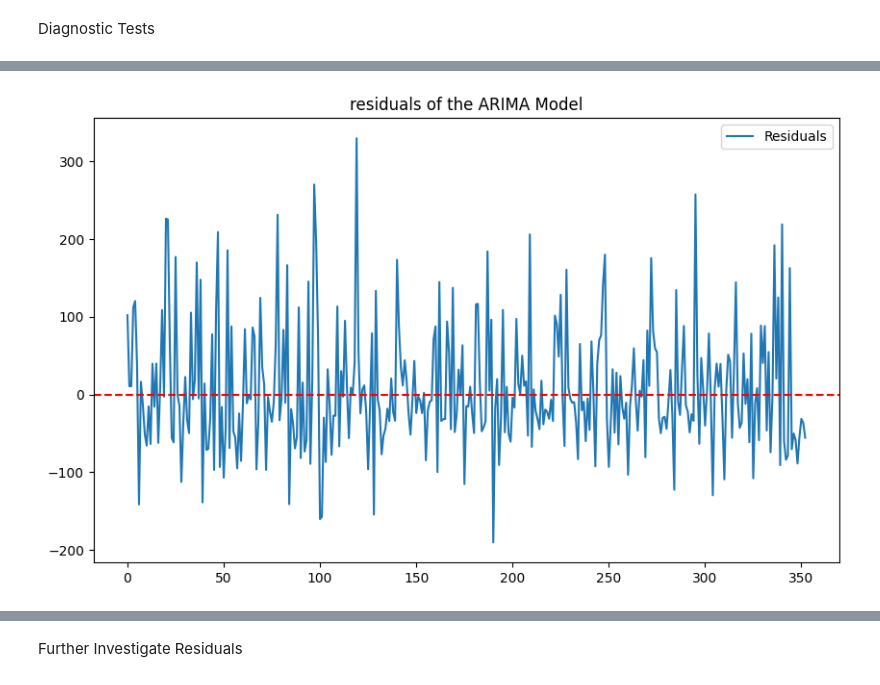
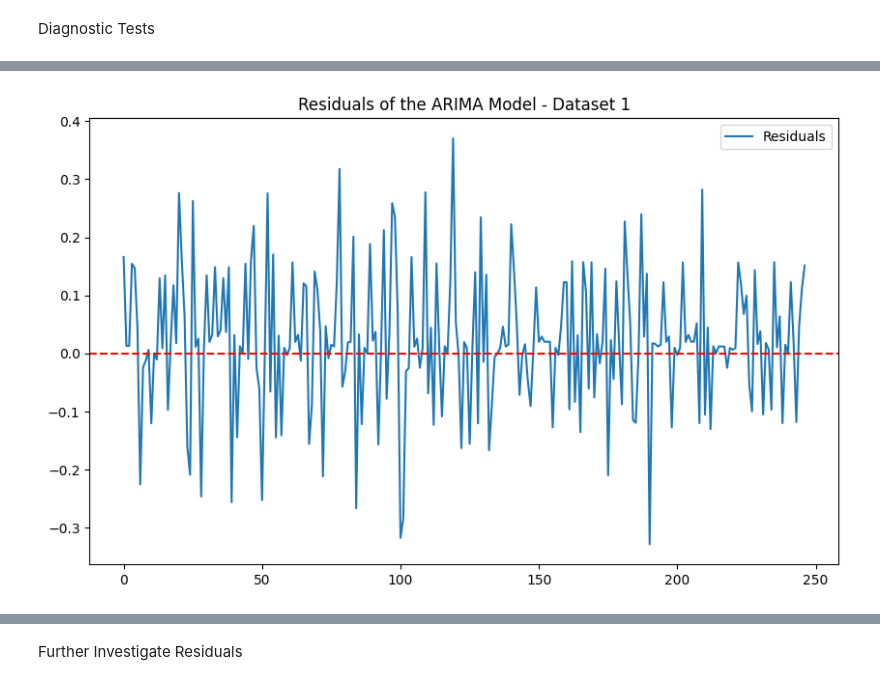
Before and after one commit to 2022-uwf-nsa-grad-project/Time-Series-Analysis, a Jupyter notebook: ARIMAModelFitStd.ipynb, the cells around one changed output, grey strips where cells are left out. Saved outputs shown, nothing was run; the diff lists cells and outputs as text; code cells hidden in the pictures.

```diff
--- a/ARIMAModelFitStd.ipynb
+++ b/ARIMAModelFitStd.ipynb
@@ -219,13 +234,13 @@ Plot of ACF and PACF from Stationary Series
 # %%
 #Check for seasonality
 import matplotlib.pyplot as plt
-
-#Plot the original time series
-plt.figure(figsize=(10,6))
-plt.plot(df_training_set['sum_orig_bytes'], label='Sum of Originator Bytes')
-plt.title('Time Series Plot (Checking for Seasonality)')
-plt.xlabel('Time')
-plt.ylabel('Bytes')
-plt.legend()
-plt.show()
+for i, df_train in enumerate(df_train_list):
+    #Plot the original time series
+    plt.figure(figsize=(10,6))
+    plt.plot(df_train['sum_orig_bytes_log'], label='Sum of Originator Bytes')
+    plt.title(f'Time Series Plot (Checking for Seasonality) Dataset {i+1}')
+    plt.xlabel('Time')
+    plt.ylabel('Bytes')
+    plt.legend()
+    plt.show()
 # %% [output]
@@ -349,38 +465,62 @@ from statsmodels.stats.diagnostic import acorr_ljungbox
 from scipy.stats import jarque_bera
 from statsmodels.stats.stattools import durbin_watson
 import numpy as np
+import matplotlib.pyplot as plt
 
-#Extract residuals
-residuals = model_fit.resid
+# Store results for later printing
+test_results = []
 
-#1. Ljung-Box test for autocorrelation in residuals (Begin with 10 Lags)
-ljung_box_test = acorr_ljungbox(residuals, lags=[10], return_df=True)
-print("\nLjung-Box Test:")
-print(ljung_box_test)
-print("\nRecommended lb_pvalue is > 0.05")
+# Iterate through each fitted model
+for i, model_fit in enumerate(fitted_models):
+    # Extract residuals
+    residuals = model_fit.resid
+    result = {"Dataset": i+1}  # Store dataset number
 
-#2. Jarque-Bera test for normality of residuals
-jb_test_stat, jb_p_value = jarque_bera(residuals)
-print("\nJarque-Bera Test:")
-print(f"JB Test Stat: {jb_test_stat}, p-value: {jb_p_value}")
-print("\nRecommended p-value is > 0.05")
+    print(f"Dataset {i+1}")
 
-#3. Durbin-Watson test for autocorrelation in residuals
-dw_stat = durbin_watson(residuals)
-print("\nDurbin-Watson Test:")
-print(f"Durbin-Watson Stat: {dw_stat}")
-print("\nRecommended stat close to 2.0 but not greater than 2.0")
+    # 1. Ljung-Box test for autocorrelation in residuals (Begin with 10 Lags)
+    ljung_box_test = acorr_ljungbox(residuals, lags=[10], return_df=True)
+    result["Ljung-Box Test"] = ljung_box_test
+    print("\nLjung-Box Test:")
+    print(ljung_box_test)
+    print("\nRecommended lb_pvalue is > 0.05")
 
-#4. Residual Standard Error (RMSE) test for relative performance
-rmse = np.sqrt(np.mean(residuals**2))
-print("\nRMSE:")
-print(f"Root Mean Squared Error: {rmse}")
+    # 2. Jarque-Bera test for normality of residuals
+    jb_test_stat, jb_p_value = jarque_bera(residuals)
+    result["Jarque-Bera Test"] = {"JB Test Stat": jb_test_stat, "p-value": jb_p_value}
+    print("\nJarque-Bera Test:")
+    print(f"JB Test Stat: {jb_test_stat}, p-value: {jb_p_value}")
+    print("\nRecommended p-value is > 0.05")
 
-#5. Residual Plot (Optional for visual inspection)
-plt.figure(figsize=(10,6))
-plt.plot(residuals, label="Residuals")
-plt.axhline(y=0, color='r', linestyle='--')
-plt.title("residuals of the ARIMA Model")
-plt.legend()
-plt.show()
+    # 3. Durbin-Watson test for autocorrelation in residuals
+    dw_stat = durbin_watson(residuals)
+    result["Durbin-Watson Test"] = dw_stat
+    print("\nDurbin-Watson Test:")
+    print(f"Durbin-Watson Stat: {dw_stat}")
+    print("\nRecommended stat close to 2.0 but not greater than 2.0")
+
+    # 4. Residual Standard Error (RMSE) test for relative performance
+    rmse = np.sqrt(np.mean(residuals**2))
+    result["RMSE"] = rmse
+    print("\nRMSE:")
+    print(f"Root Mean Squared Error: {rmse}")
+
+    # 5. Residual Plot (Optional for visual inspection)
+    plt.figure(figsize=(10,6))
+    plt.plot(residuals, label="Residuals")
+    plt.axhline(y=0, color='r', linestyle='--')
+    plt.title(f"Residuals of the ARIMA Model - Dataset {i+1}")
+    plt.legend()
+    plt.show()
+
+    # Append result for later summary
+    test_results.append(result)
+
+# Print the summary of all results after the loop
+print("\nSummary of Test Results:")
+for result in test_results:
+    print(f"\nResults for Dataset {result['Dataset']}:")
+    for test_name, test_result in result.items():
+        if test_name != "Dataset":
+            print(f"{test_name}: {test_result}")
 # %% [output]
@@ -405 +547 @@ Root Mean Squared Error: 79.32856444470647
-[figure, old version]
+[figure, new version]
```
Also changed, not shown: parts of 16 cells of this notebook.
